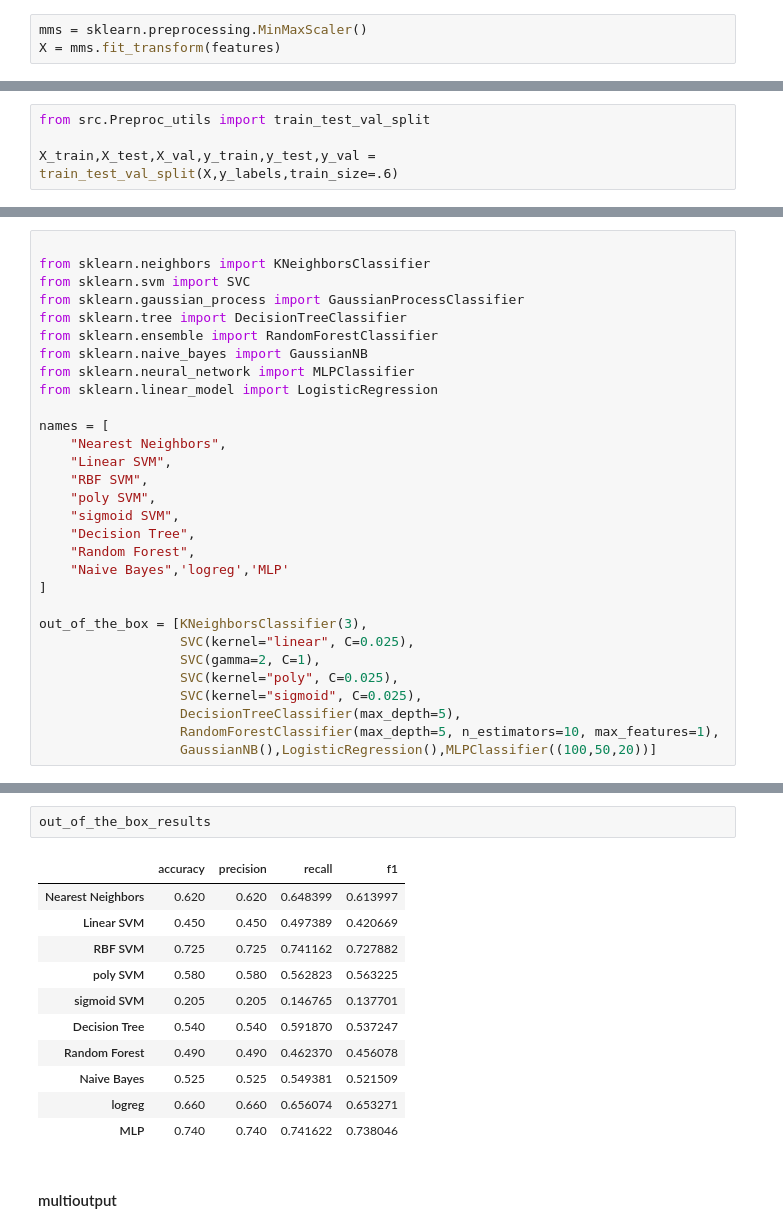
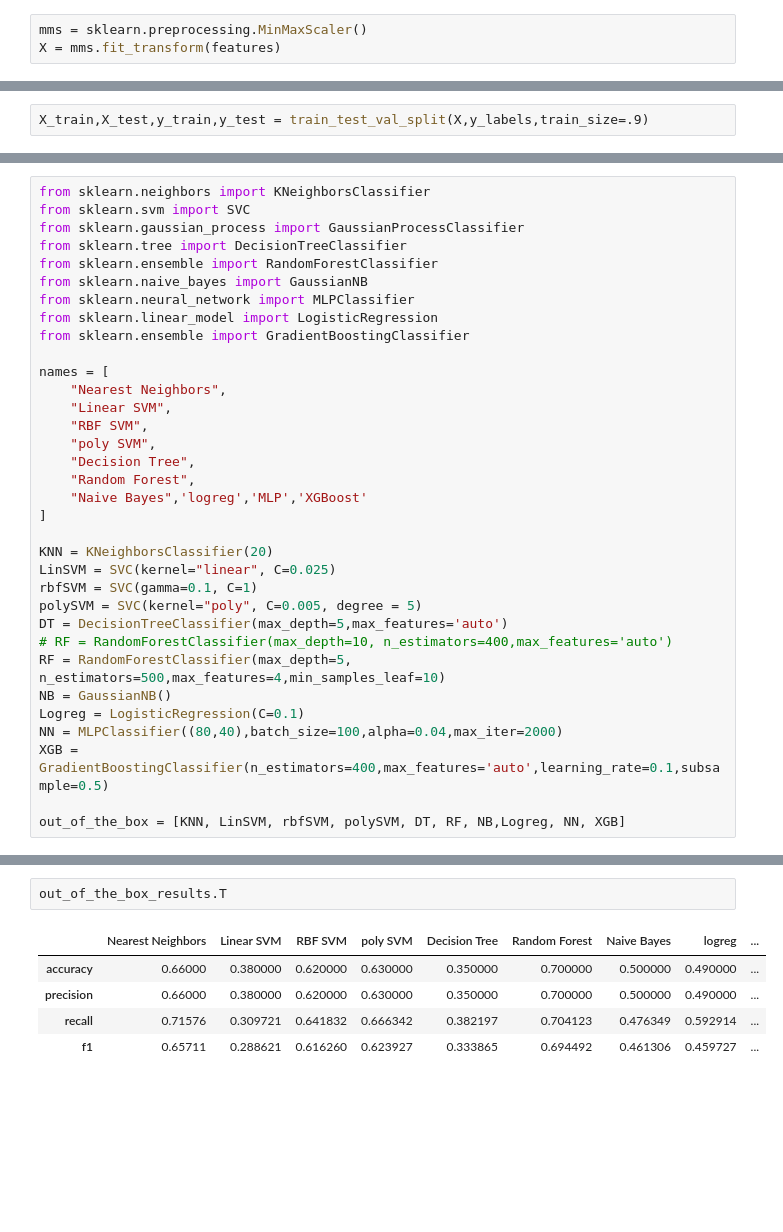
Before and after one commit to Pliploop/Groover_Tech_Test, a Jupyter notebook: GroovrTest.ipynb, the cells around one changed output, grey strips where cells are left out. Saved outputs shown, nothing was run; the diff lists cells and outputs as text; blank space fills up the shorter version.

```diff
--- a/GroovrTest.ipynb
+++ b/GroovrTest.ipynb
@@ -159,7 +214,5 @@ We use a 60-20-20 train-test-validation due to the low amount of data we have (1
 # %%
-from src.Preproc_utils import train_test_val_split
-
-X_train,X_test,X_val,y_train,y_test,y_val = train_test_val_split(X,y_labels,train_size=.6)
+X_train,X_test,y_train,y_test = train_test_val_split(X,y_labels,train_size=.9)
 # %% [markdown]
 ### metrics
 
@@ -179,5 +240,4 @@ In our case, recall is the sub-metric which interests us the most, as it represe
 # %%
-
 from sklearn.neighbors import KNeighborsClassifier
 from sklearn.svm import SVC
 from sklearn.gaussian_process import GaussianProcessClassifier
@@ -186,25 +246,30 @@ from sklearn.ensemble import RandomForestClassifier
 from sklearn.naive_bayes import GaussianNB
 from sklearn.neural_network import MLPClassifier
 from sklearn.linear_model import LogisticRegression
+from sklearn.ensemble import GradientBoostingClassifier
 
 names = [
     "Nearest Neighbors",
     "Linear SVM",
     "RBF SVM",
     "poly SVM",
-    "sigmoid SVM",
     "Decision Tree",
     "Random Forest",
-    "Naive Bayes",'logreg','MLP'
+    "Naive Bayes",'logreg','MLP','XGBoost'
 ]
 
-out_of_the_box = [KNeighborsClassifier(3),
-                  SVC(kernel="linear", C=0.025),
-                  SVC(gamma=2, C=1),
-                  SVC(kernel="poly", C=0.025),
-                  SVC(kernel="sigmoid", C=0.025),
-                  DecisionTreeClassifier(max_depth=5),
-                  RandomForestClassifier(max_depth=5, n_estimators=10, max_features=1),
-                  GaussianNB(),LogisticRegression(),MLPClassifier((100,50,20))]
+KNN = KNeighborsClassifier(20)
+LinSVM = SVC(kernel="linear", C=0.025)
+rbfSVM = SVC(gamma=0.1, C=1)
+polySVM = SVC(kernel="poly", C=0.005, degree = 5)
+DT = DecisionTreeClassifier(max_depth=5,max_features='auto')
+# RF = RandomForestClassifier(max_depth=10, n_estimators=400,max_features='auto')
+RF = RandomForestClassifier(max_depth=5, n_estimators=500,max_features=4,min_samples_leaf=10)
+NB = GaussianNB()
+Logreg = LogisticRegression(C=0.1)
+NN = MLPClassifier((80,40),batch_size=100,alpha=0.04,max_iter=2000)
+XGB = GradientBoostingClassifier(n_estimators=400,max_features='auto',learning_rate=0.1,subsample=0.5)
+
+out_of_the_box = [KNN, LinSVM, rbfSVM, polySVM, DT, RF, NB,Logreg, NN, XGB]
 # %%
 from src.Evaluation_utils import score_classifier
@@ -228,16 +284,8 @@ Please also refer to the documentation for alternative solver options:
 # %%
-out_of_the_box_results
+out_of_the_box_results.T
 # %% [output]
-|  | accuracy | precision | recall | f1 |
-| Nearest Neighbors | 0.620 | 0.620 | 0.648399 | 0.613997 |
-| Linear SVM | 0.450 | 0.450 | 0.497389 | 0.420669 |
-| RBF SVM | 0.725 | 0.725 | 0.741162 | 0.727882 |
-| poly SVM | 0.580 | 0.580 | 0.562823 | 0.563225 |
-| sigmoid SVM | 0.205 | 0.205 | 0.146765 | 0.137701 |
-| Decision Tree | 0.540 | 0.540 | 0.591870 | 0.537247 |
-| Random Forest | 0.490 | 0.490 | 0.462370 | 0.456078 |
-| Naive Bayes | 0.525 | 0.525 | 0.549381 | 0.521509 |
-| logreg | 0.660 | 0.660 | 0.656074 | 0.653271 |
-| MLP | 0.740 | 0.740 | 0.741622 | 0.738046 |
+|  | Nearest Neighbors | Linear SVM | RBF SVM | poly SVM | Decision Tree | Random Forest | Naive Bayes | logreg | ... |
+| accuracy | 0.66000 | 0.380000 | 0.620000 | 0.630000 | 0.350000 | 0.700000 | 0.500000 | 0.490000 | ... |
+| precision | 0.66000 | 0.380000 | 0.620000 | 0.630000 | 0.350000 | 0.700000 | 0.500000 | 0.490000 | ... |
+| recall | 0.71576 | 0.309721 | 0.641832 | 0.666342 | 0.382197 | 0.704123 | 0.476349 | 0.592914 | ... |
+| f1 | 0.65711 | 0.288621 | 0.616260 | 0.623927 | 0.333865 | 0.694492 | 0.461306 | 0.459727 | ... |
-# %% [markdown]
-#### multioutput
```
Also changed, not shown: parts of 29 cells of this notebook, 4 other files.
